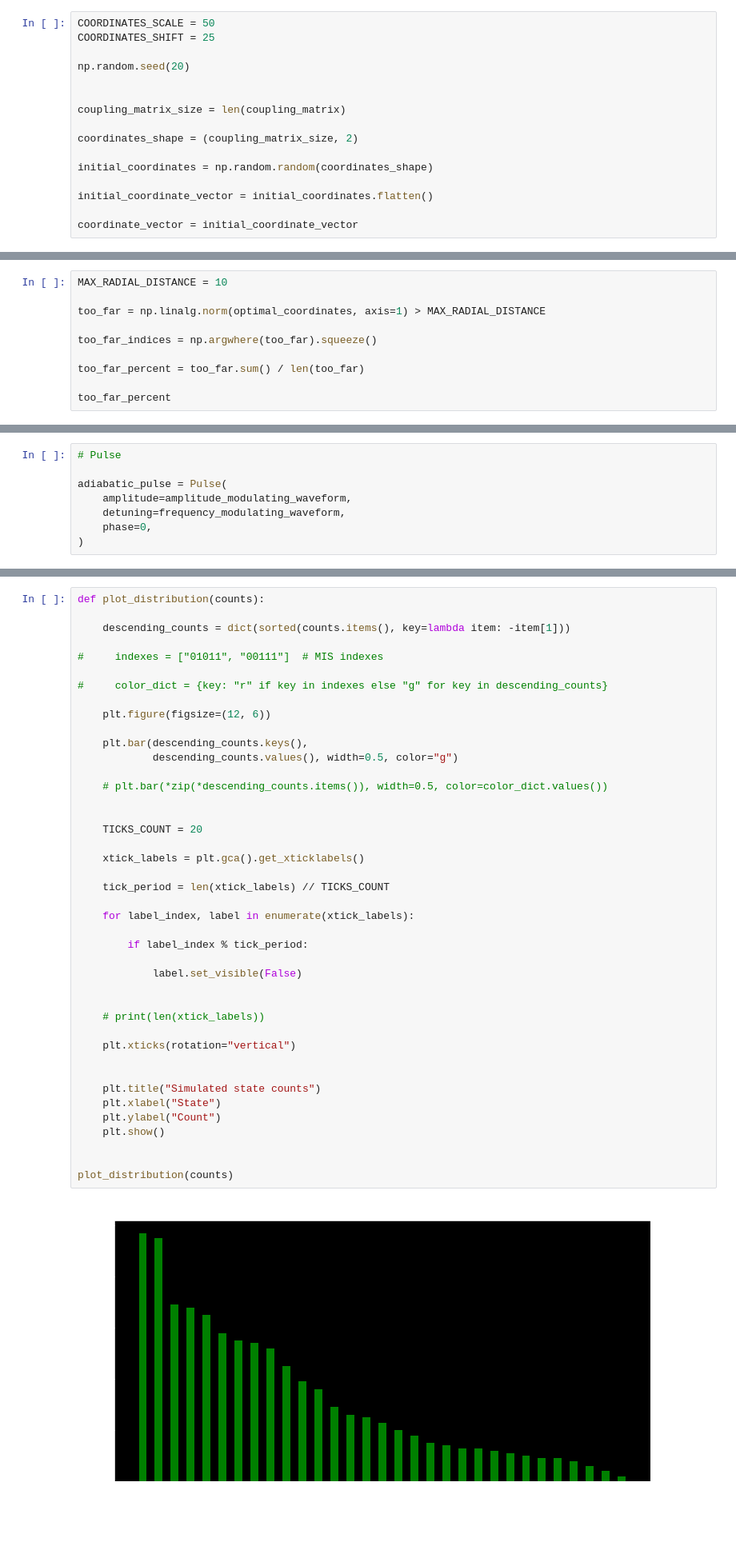
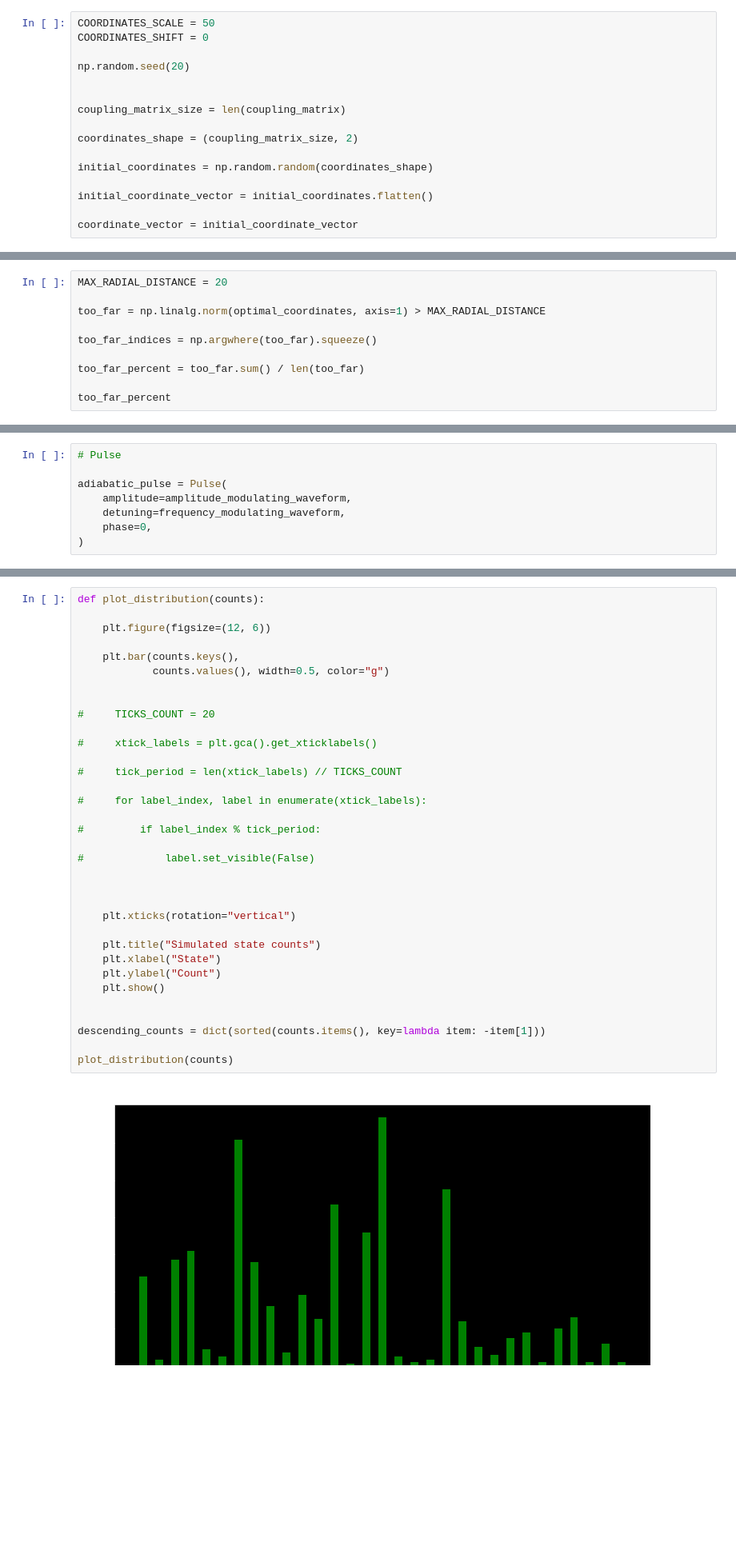
Before and after one commit to ogorodnikov/fmqa, a Jupyter notebook: chemistry/pasqal.ipynb, the cells around one changed output, grey strips where cells are left out. Shown: that part at 80% size. Saved outputs shown, nothing was run; the diff lists cells and outputs as text; blank space fills up the shorter version.

Commit message:
pasqal - add comparison graphs

```diff
--- a/chemistry/pasqal.ipynb
+++ b/chemistry/pasqal.ipynb
@@ -80,7 +80,7 @@ def qubo_to_atomic_loss(coordinate_vector, coupling_matrix, shape):
     return root_mean_square_error
 # %%
 COORDINATES_SCALE = 50
-COORDINATES_SHIFT = 25
+COORDINATES_SHIFT = 0
 
 np.random.seed(20)
 
@@ -146,5 +146,5 @@ atomic_register.draw(
 # %%
-MAX_RADIAL_DISTANCE = 10
+MAX_RADIAL_DISTANCE = 20
 
 too_far = np.linalg.norm(optimal_coordinates, axis=1) > MAX_RADIAL_DISTANCE
 
@@ -266,47 +266,39 @@ Counter({'00000000': 2,
 # %%
 def plot_distribution(counts):
 
-    descending_counts = dict(sorted(counts.items(), key=lambda item: -item[1]))
-
-#     indexes = ["01011", "00111"]  # MIS indexes
-
-#     color_dict = {key: "r" if key in indexes else "g" for key in descending_counts}
-
     plt.figure(figsize=(12, 6))
 
-    plt.bar(descending_counts.keys(),
-            descending_counts.values(), width=0.5, color="g")
-
-    # plt.bar(*zip(*descending_counts.items()), width=0.5, color=color_dict.values())
+    plt.bar(counts.keys(),
+            counts.values(), width=0.5, color="g")
 
 
-    TICKS_COUNT = 20
+#     TICKS_COUNT = 20
 
-    xtick_labels = plt.gca().get_xticklabels()
+#     xtick_labels = plt.gca().get_xticklabels()
 
-    tick_period = len(xtick_labels) // TICKS_COUNT
+#     tick_period = len(xtick_labels) // TICKS_COUNT
 
-    for label_index, label in enumerate(xtick_labels):
+#     for label_index, label in enumerate(xtick_labels):
 
-        if label_index % tick_period:
+#         if label_index % tick_period:
 
-            label.set_visible(False)
+#             label.set_visible(False)
 
 
-    # print(len(xtick_labels))
 
     plt.xticks(rotation="vertical")
-
 
     plt.title("Simulated state counts")
     plt.xlabel("State")
     plt.ylabel("Count")
     plt.show()
 
 
+descending_counts = dict(sorted(counts.items(), key=lambda item: -item[1]))
+
 plot_distribution(counts)
 # %% [output]
-[figure, old version]
+[figure, new version]
 # %% [markdown]
 ### 2) Classical Search
 # %%
```
Also changed, not shown: parts of 15 cells of this notebook.
